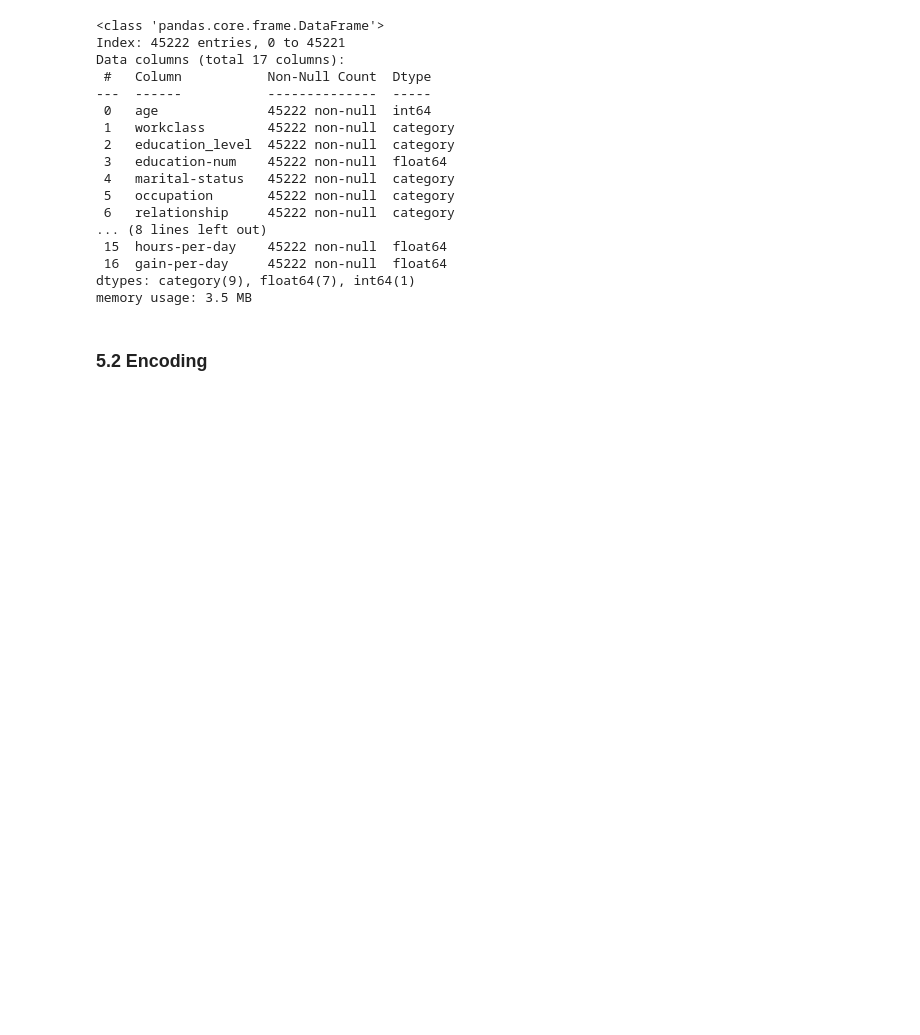
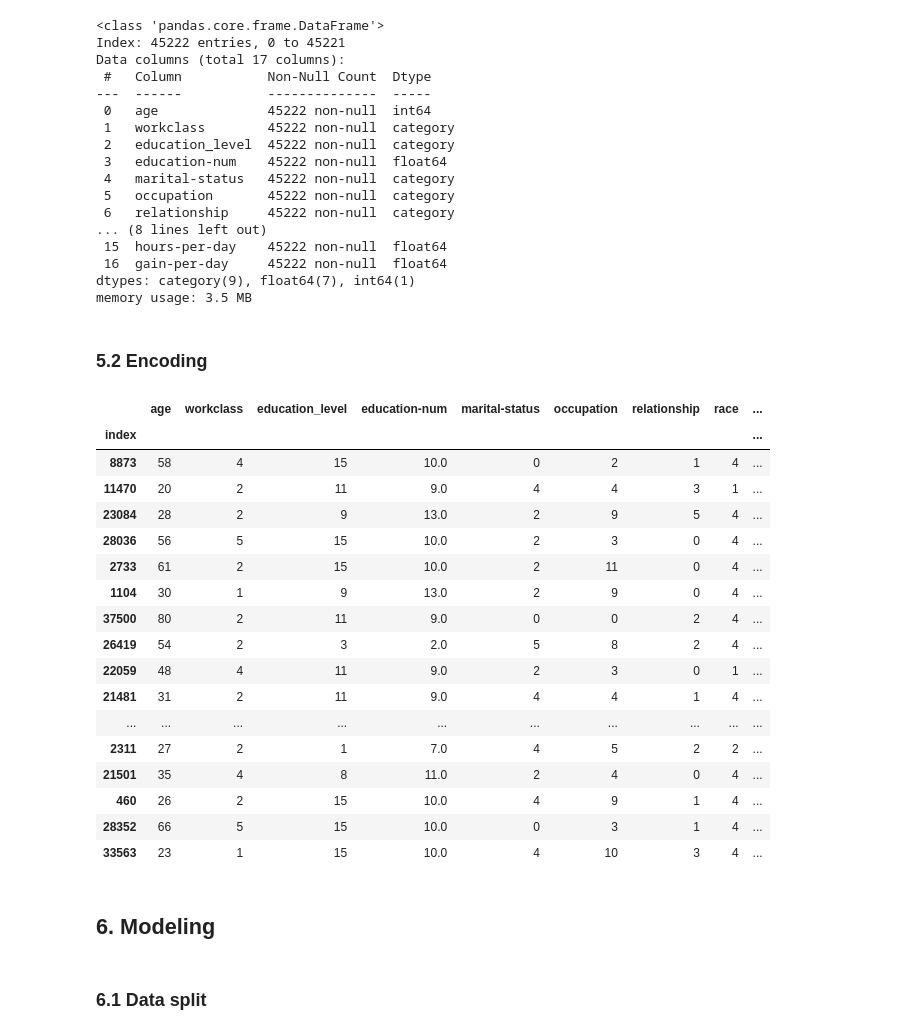
Before and after one commit to CrisMagdziak/Census-Income, a Jupyter notebook: Income.ipynb, the cells around one changed output. Drawn from its saved outputs; the diff is of its cells as text; code cells hidden in the pictures; blank space fills up the shorter version.

```diff
--- a/Income.ipynb
+++ b/Income.ipynb
@@ -479,0 +485,25 @@ def encode_cat(dataframe) :
+# %%
+df_ft.sample(20)
+# %% [output]
+|  | age | workclass | education_level | education-num | marital-status | occupation | relationship | race | ... |
+| index |  |  |  |  |  |  |  |  | ... |
+| 8873 | 58 | 4 | 15 | 10.0 | 0 | 2 | 1 | 4 | ... |
+| 11470 | 20 | 2 | 11 | 9.0 | 4 | 4 | 3 | 1 | ... |
+| 23084 | 28 | 2 | 9 | 13.0 | 2 | 9 | 5 | 4 | ... |
+| 28036 | 56 | 5 | 15 | 10.0 | 2 | 3 | 0 | 4 | ... |
+| 2733 | 61 | 2 | 15 | 10.0 | 2 | 11 | 0 | 4 | ... |
+| 1104 | 30 | 1 | 9 | 13.0 | 2 | 9 | 0 | 4 | ... |
+| 37500 | 80 | 2 | 11 | 9.0 | 0 | 0 | 2 | 4 | ... |
+| 26419 | 54 | 2 | 3 | 2.0 | 5 | 8 | 2 | 4 | ... |
+| 22059 | 48 | 4 | 11 | 9.0 | 2 | 3 | 0 | 1 | ... |
+| 21481 | 31 | 2 | 11 | 9.0 | 4 | 4 | 1 | 4 | ... |
+| ... | ... | ... | ... | ... | ... | ... | ... | ... | ... |
+| 2311 | 27 | 2 | 1 | 7.0 | 4 | 5 | 2 | 2 | ... |
+| 21501 | 35 | 4 | 8 | 11.0 | 2 | 4 | 0 | 4 | ... |
+| 460 | 26 | 2 | 15 | 10.0 | 4 | 9 | 1 | 4 | ... |
+| 28352 | 66 | 5 | 15 | 10.0 | 0 | 3 | 1 | 4 | ... |
+| 33563 | 23 | 1 | 15 | 10.0 | 4 | 10 | 3 | 4 | ... |
+# %% [markdown]
+## 6. Modeling
+# %% [markdown]
+### 6.1 Data split
```
Also changed, not shown: parts of 3 cells of this notebook.
